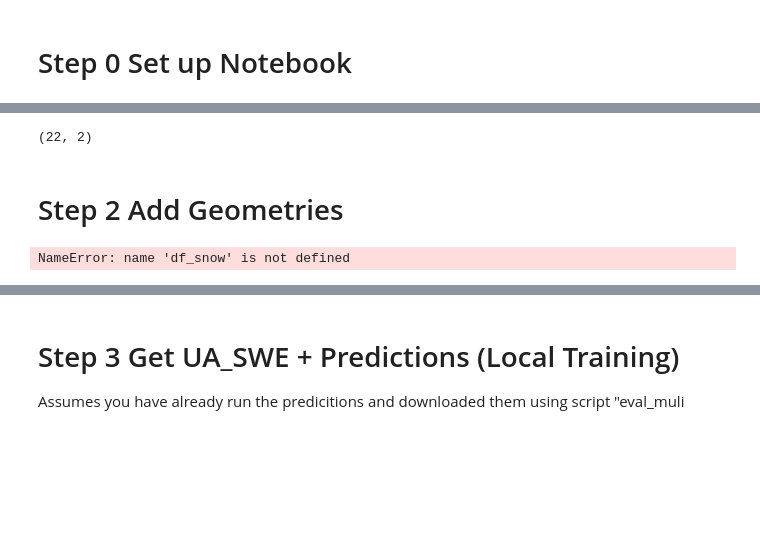
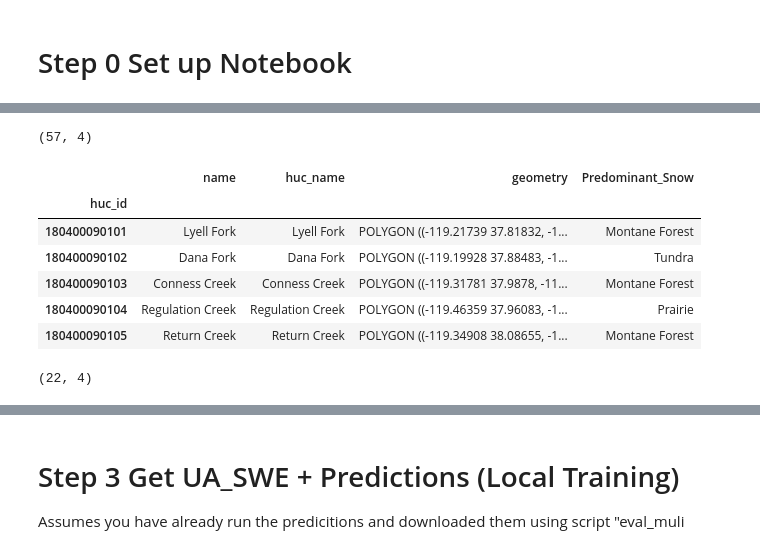
Before and after one commit to DSHydro/SnowML, a Jupyter notebook: notebooks/Toloumne/Toloumne_Compare2.ipynb, the cells around one changed output, grey strips where cells are left out. Drawn from its saved outputs; the diff is of its cells as text; code cells hidden in the pictures; blank space fills up the shorter version.

```diff
--- a/notebooks/Toloumne/Toloumne_Compare2.ipynb
+++ b/notebooks/Toloumne/Toloumne_Compare2.ipynb
@@ -42,28 +60,19 @@ df_static.head(2)
 # %%
-# Filter to olympic_hucs
-df_olympic = df_static[df_static["huc_id"].astype(str).isin(olympic_hucs)]
-df_olympic.shape
+# merge snow types into gdf
+geos_12_merged = geos_12.merge(df_predom, left_index=True, right_index=True, how="left")
+print(geos_12_merged.shape)
+geos_12_merged.head()
 # %% [output]
-(22, 2)
+(57, 4)
+|  | name | huc_name | geometry | Predominant_Snow |
+| huc_id |  |  |  |  |
+| 180400090101 | Lyell Fork | Lyell Fork | POLYGON ((-119.21739 37.81832, -1... | Montane Forest |
+| 180400090102 | Dana Fork | Dana Fork | POLYGON ((-119.19928 37.88483, -1... | Tundra |
+| 180400090103 | Conness Creek | Conness Creek | POLYGON ((-119.31781 37.9878, -11... | Montane Forest |
+| 180400090104 | Regulation Creek | Regulation Creek | POLYGON ((-119.46359 37.96083, -1... | Prairie |
+| 180400090105 | Return Creek | Return Creek | POLYGON ((-119.34908 38.08655, -1... | Montane Forest |
-# %% [markdown]
-# Step 2 Add Geometries
-# %%
-geo_rows = []
-for huc_id in olympic_hucs:
-    gdf = gg.get_geos(huc_id, '12')  # returns a GeoDataFrame with one row
-    geo_rows.append(gdf)
-
-gdf_all = gpd.GeoDataFrame(pd.concat(geo_rows, ignore_index=True))
-
-df_olympic["huc_id"] = df_snow["huc_id"].astype(str)
-gdf_all["huc_id"] = gdf_all["huc_id"].astype(str)
-
-df_olympic = pd.merge(df_olympic, gdf_all[["huc_id", "geometry"]], on="huc_id", how="left")
-
-gdf_olympic = gpd.GeoDataFrame(df_snow, geometry="geometry")
-
-gdf_olympic.set_crs("EPSG:4326", inplace=True)
-
-gdf_olympic.head()
-# %% [output]
-NameError: name 'df_snow' is not defined
+# %%
+df_slim = geos_12_merged[geos_12_merged["Predominant_Snow"] != "Ephemeral"]
+print(df_slim.shape)
+# %% [output]
+(22, 4)
```
Also changed, not shown: parts of 10 cells of this notebook, 46 other files.
